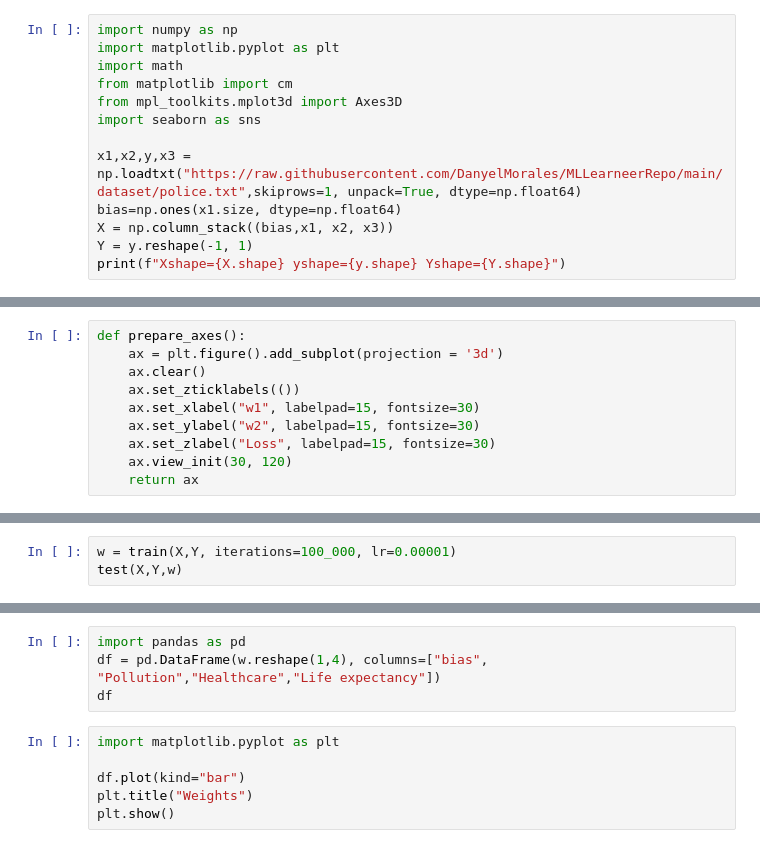
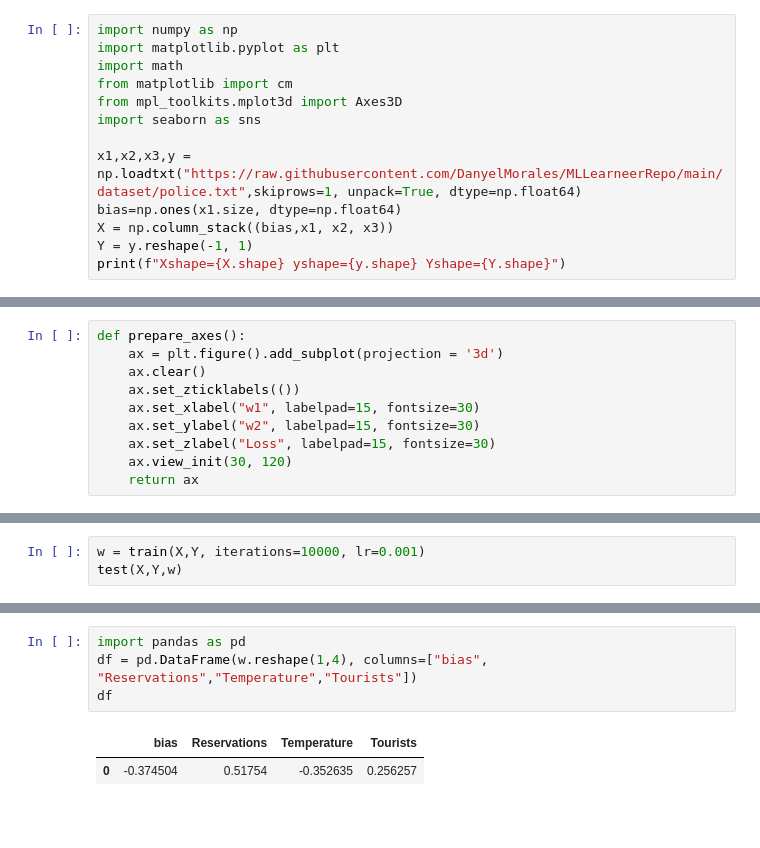
Before and after one commit to DanyelMorales/MLLearneerRepo, a Jupyter notebook: 2.-Classification.ipynb, the cells around one changed output, grey strips where cells are left out. Drawn from its saved outputs; the diff is of its cells as text; blank space fills up the shorter version.

```diff
--- a/2.-Classification.ipynb
+++ b/2.-Classification.ipynb
@@ -8,7 +8,7 @@ from matplotlib import cm
 from mpl_toolkits.mplot3d import Axes3D
 import seaborn as sns
 
-x1,x2,y,x3 = np.loadtxt("https://raw.githubusercontent.com/DanyelMorales/MLLearneerRepo/main/dataset/police.txt",skiprows=1, unpack=True, dtype=np.float64)
+x1,x2,x3,y = np.loadtxt("https://raw.githubusercontent.com/DanyelMorales/MLLearneerRepo/main/dataset/police.txt",skiprows=1, unpack=True, dtype=np.float64)
 bias=np.ones(x1.size, dtype=np.float64)
 X = np.column_stack((bias,x1, x2, x3))
 Y = y.reshape(-1, 1)
@@ -111,3 +106,3 @@ TypeError: log_loss() missing 2 required positional arguments: 'Y' and 'w'
 # %%
-w = train(X,Y, iterations=100_000, lr=0.00001)
+w = train(X,Y, iterations=10000, lr=0.001)
 test(X,Y,w)
@@ -128,10 +174,7 @@ df
 # %%
 import pandas as pd
-df = pd.DataFrame(w.reshape(1,4), columns=["bias", "Pollution","Healthcare","Life expectancy"])
+df = pd.DataFrame(w.reshape(1,4), columns=["bias", "Reservations","Temperature","Tourists"])
 df
+# %% [output]
+|  | bias | Reservations | Temperature | Tourists |
+| 0 | -0.374504 | 0.51754 | -0.352635 | 0.256257 |
-# %%
-import matplotlib.pyplot as plt
-
-df.plot(kind="bar")
-plt.title("Weights")
-plt.show()
```
Also changed, not shown: parts of 4 cells of this notebook.
